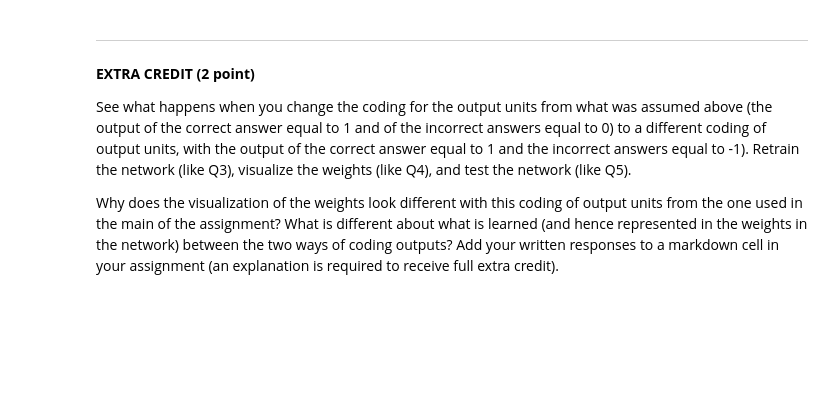
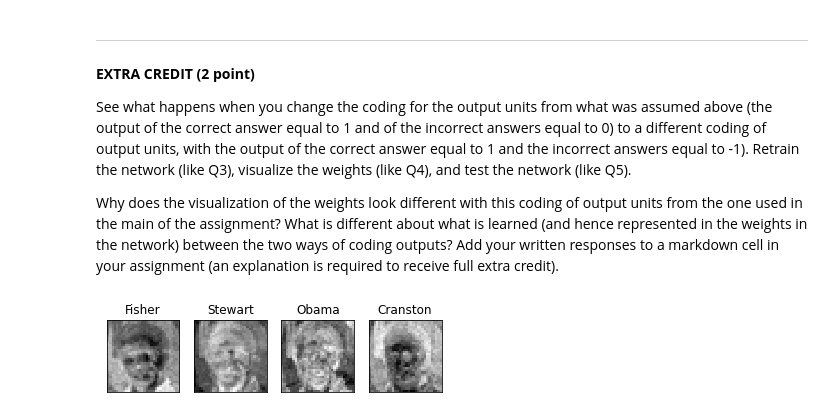
Before and after one commit to kdmalc/CompNeuro, a Jupyter notebook: 04_face_image_recognition/Homework4.ipynb, the cells around one changed output. Saved outputs shown, nothing was run; the diff lists cells and outputs as text; code cells hidden in the pictures; blank space fills up the shorter version.

```diff
--- a/04_face_image_recognition/Homework4.ipynb
+++ b/04_face_image_recognition/Homework4.ipynb
@@ -408,0 +443,46 @@ Why does the visualization of the weights look different with this coding of out
+# %%
+### enter Q3 answer here ###
+# Have to do this by hand, cannot do this via keras/tf
+# Step through all of the weights and adjust them as you go
+# Do all the weight updates first for a given pattern
+# oj is the teacher that is clamped onto the output
+# You CANNOT do Hebbian learning with Keras/Tensorflow.
+# You need to implement Oja's rule (Hebbian learning + weight normalization) using basic Python code.
+
+lr = 0.01
+
+for i in range(n_train*n_faces):
+    for j in range(fx*fy):  # Num pixels
+        for k in range(n_faces):  # Num faces
+            dw = lr*train_pats[i,j]*train_outs[i,k]
+            # The rule given in the slides for Oja's Rule
+            # dwij = lr*(ii*oj-oj**2*wij)
+            # dw = lr * (train_pats[i,j]*train_outs[i,k] - W[j,k]*train_outs[i,k]**2)
+            W[j,k] += dw
+
+    # Oja's Rule: Normalize before the next pattern is presented
+    # Normalize the weights
+    # normalize activation to unit length
+    for k in range(n_faces):
+        W[:, k] = W[:, k] / np.linalg.norm(W[:, k])
+# %%
+### enter Q4 answer here ###
+
+# These faces should all look like their individual persons
+# E.g. not the same
+
+def create_weight_images(W):
+    w_rs = np.reshape(W, (fx,fy,n_faces))
+    fig = plt.figure()
+    for i in range(n_faces):
+        plt.subplot(1,4,i+1)
+
+        plt.imshow(w_rs[:,:,i], cmap='gray', interpolation='none')
+        plt.title(f"{fnames[i]}")
+        plt.xticks([])
+        plt.yticks([])
+    plt.show()
+
+create_weight_images(W)
+# %% [output]
+[figure, added]
```
Also changed, not shown: parts of 19 cells of this notebook.
